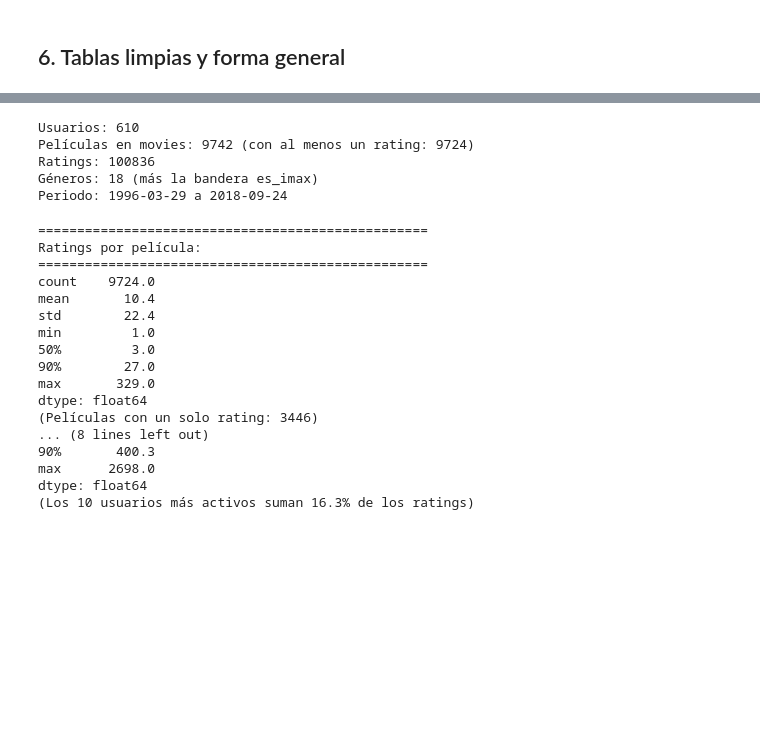
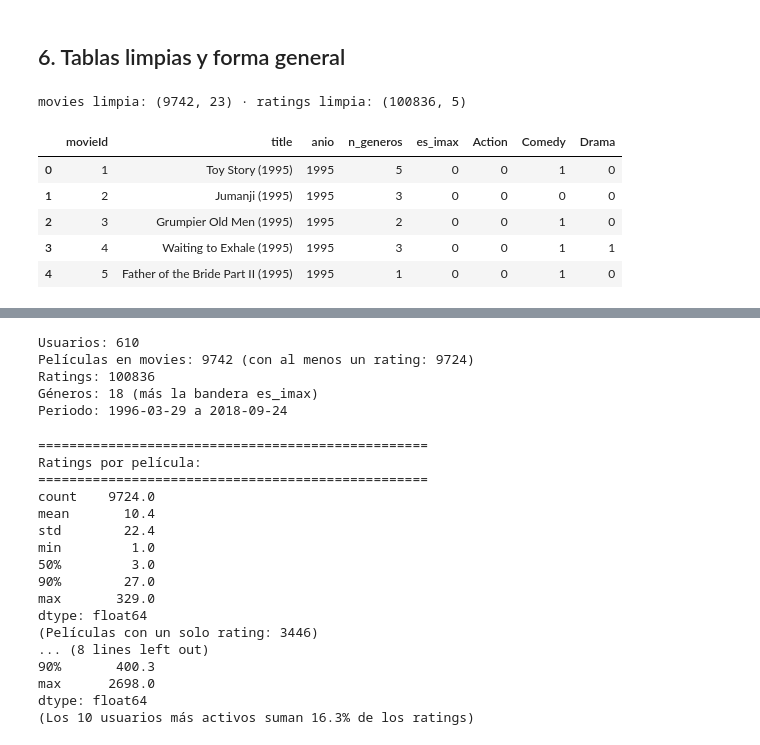
Before and after one commit to srandres-git/movielens-proyecto-integrador, a Jupyter notebook: notebooks/01_comprension_calidad.ipynb, the cells around one changed output, grey strips where cells are left out. Saved outputs shown, nothing was run; the diff lists cells and outputs as text; code cells hidden in the pictures; blank space fills up the shorter version.

```diff
--- a/notebooks/01_comprension_calidad.ipynb
+++ b/notebooks/01_comprension_calidad.ipynb
@@ -338,5 +360,16 @@ movieId                                  title                              genr
 # %%
 movies = limpieza.movies_limpias(movies_raw)
 ratings = limpieza.ratings_limpias(ratings_raw)
 contratos.verificar_esquema(movies, "movies")
 contratos.verificar_esquema(ratings, "ratings")
+
+print("movies limpia:", movies.shape, "· ratings limpia:", ratings.shape)
+movies[["movieId", "title", "anio", "n_generos", "es_imax", "Action", "Comedy", "Drama"]].head()
+# %% [output]
+movies limpia: (9742, 23) · ratings limpia: (100836, 5)
+|  | movieId | title | anio | n_generos | es_imax | Action | Comedy | Drama |
+| 0 | 1 | Toy Story (1995) | 1995 | 5 | 0 | 0 | 1 | 0 |
+| 1 | 2 | Jumanji (1995) | 1995 | 3 | 0 | 0 | 0 | 0 |
+| 2 | 3 | Grumpier Old Men (1995) | 1995 | 2 | 0 | 0 | 1 | 0 |
+| 3 | 4 | Waiting to Exhale (1995) | 1995 | 3 | 0 | 0 | 1 | 1 |
+| 4 | 5 | Father of the Bride Part II (1995) | 1995 | 1 | 0 | 0 | 1 | 0 |
```
Also changed, not shown: parts of 17 cells of this notebook.
